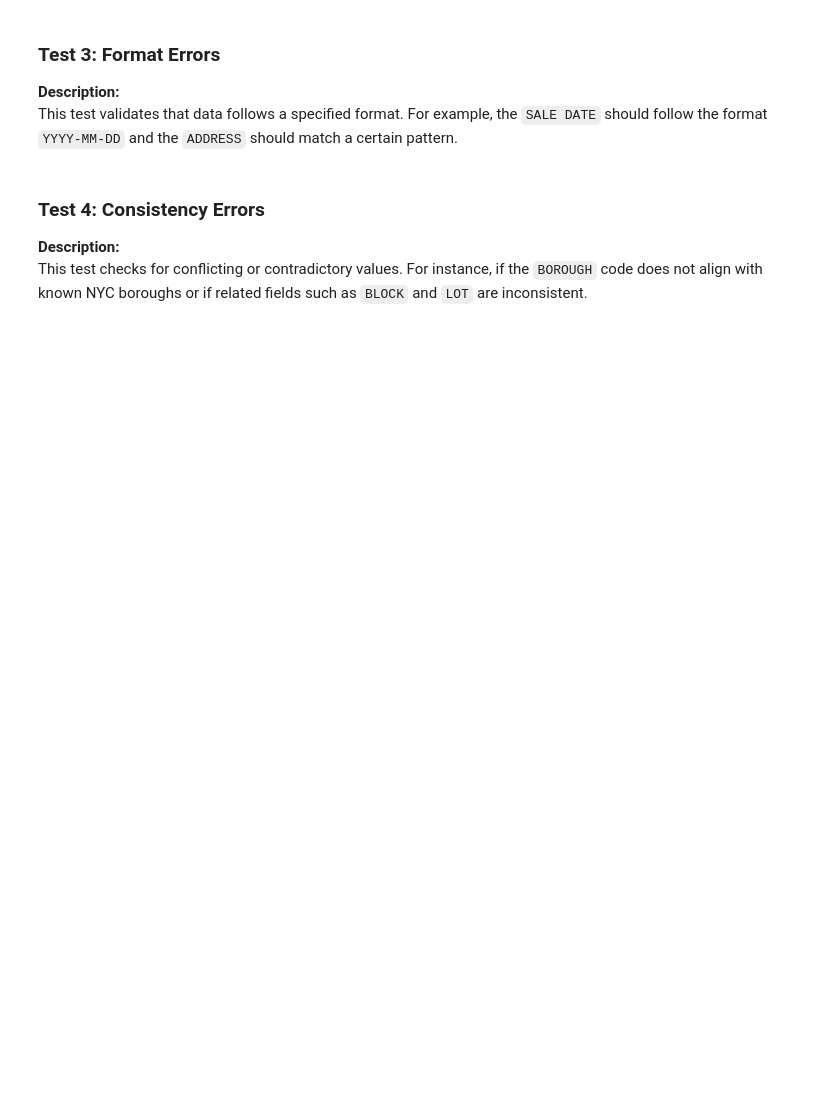
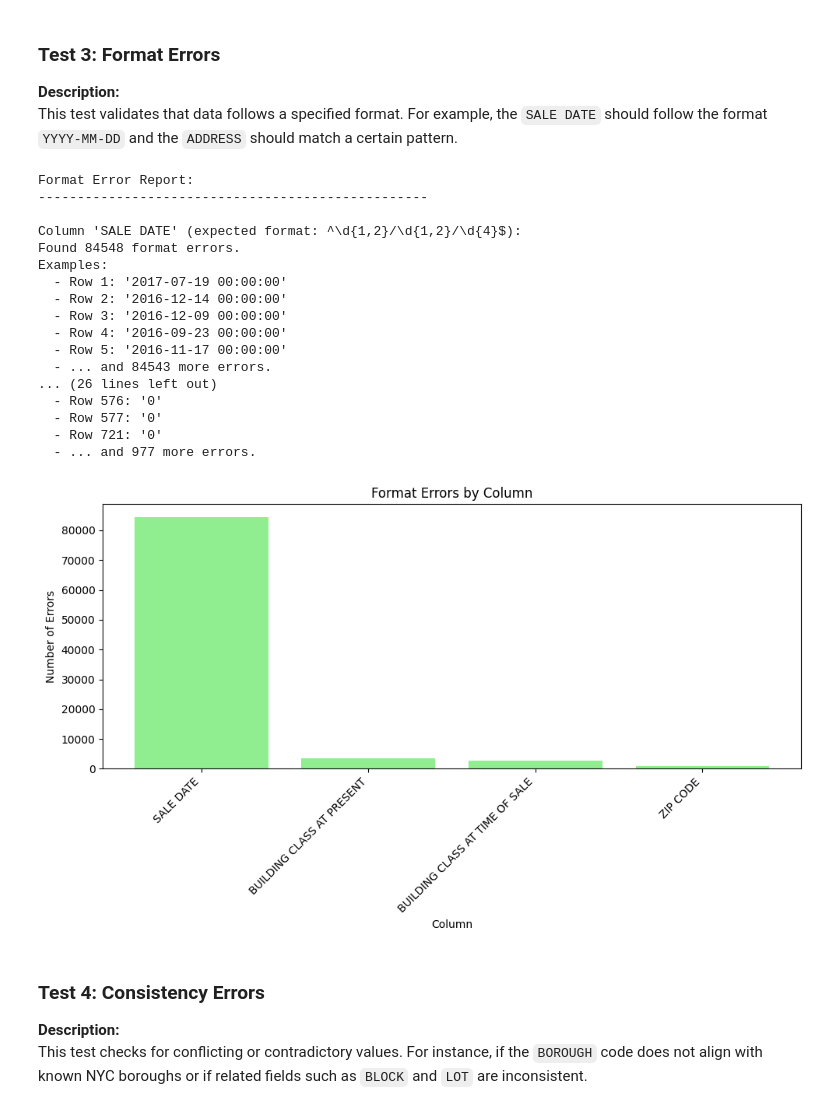
Before and after one commit to ObayAlshaer/CSI4142_Assignment-2, a Jupyter notebook: Dataset1/Dataset1.ipynb, the cells around one changed output. Drawn from its saved outputs; the diff is of its cells as text; code cells hidden in the pictures; blank space fills up the shorter version.

```diff
--- a/Dataset1/Dataset1.ipynb
+++ b/Dataset1/Dataset1.ipynb
@@ -278,3 +387,17 @@ This test verifies that numerical values fall within an acceptable range. For in
 ### Test 3: Format Errors
 **Description:**
 This test validates that data follows a specified format. For example, the `SALE DATE` should follow the format `YYYY-MM-DD` and the `ADDRESS` should match a certain pattern.
+# %%
+# PARAMETERS FOR THE CHECKER
+# Please enter the various attributes below to perform the test:
+# List all columns to check with their expected format patterns
+format_patterns = {
+    'SALE DATE': r'^\d{1,2}/\d{1,2}/\d{4}$',  # MM/DD/YYYY format
+    'BOROUGH': r'^[1-5]$',  # Single digit 1-5
+    'BUILDING CLASS AT PRESENT': r'^[A-Z][0-9]$',  # Letter followed by a number
+    'BUILDING CLASS AT TIME OF SALE': r'^[A-Z][0-9]$',  # Letter followed by a number
+    'ZIP CODE': r'^\d{5}$'  # 5-digit zip code
+}
+
+# Number of rows to check (0 for all rows)
+max_rows_to_check = 0  # Check all rows
@@ -281,3 +455,51 @@ This test validates that data follows a specified format. For example, the `SALE
+# %%
+# RESULTS
+# Generate report
+print("Format Error Report:")
+print("-" * 50)
+
+if not format_errors:
+    print("No format errors found.")
+else:
+    for column, errors in format_errors.items():
+        pattern = format_patterns[column]
+        print(f"\nColumn '{column}' (expected format: {pattern}):")
+        print(f"Found {len(errors)} format errors.")
+        print("Examples:")
+        for i, (idx, value) in enumerate(errors[:5]):  # Show first 5 examples
+            print(f"  - Row {idx+1}: '{value}'")
+        if len(errors) > 5:
+            print(f"  - ... and {len(errors)-5} more errors.")
+
+    # Create a bar chart of error counts
+    error_counts = {column: len(errors) for column, errors in format_errors.items()}
+    plt.figure(figsize=(10, 6))
+    plt.bar(error_counts.keys(), error_counts.values(), color='lightgreen')
+    plt.title('Format Errors by Column')
+    plt.xlabel('Column')
+    plt.ylabel('Number of Errors')
+    plt.xticks(rotation=45, ha='right')
+    plt.tight_layout()
+    plt.show()
+# %% [output]
+Format Error Report:
+--------------------------------------------------
+
+Column 'SALE DATE' (expected format: ^\d{1,2}/\d{1,2}/\d{4}$):
+Found 84548 format errors.
+Examples:
+  - Row 1: '2017-07-19 00:00:00'
+  - Row 2: '2016-12-14 00:00:00'
+  - Row 3: '2016-12-09 00:00:00'
+  - Row 4: '2016-09-23 00:00:00'
+  - Row 5: '2016-11-17 00:00:00'
+  - ... and 84543 more errors.
+... (26 lines left out)
+  - Row 576: '0'
+  - Row 577: '0'
+  - Row 721: '0'
+  - ... and 977 more errors.
+[figure, added]
 # %% [markdown]
 ### Test 4: Consistency Errors
 **Description:**
```
Also changed, not shown: parts of 11 cells of this notebook.
